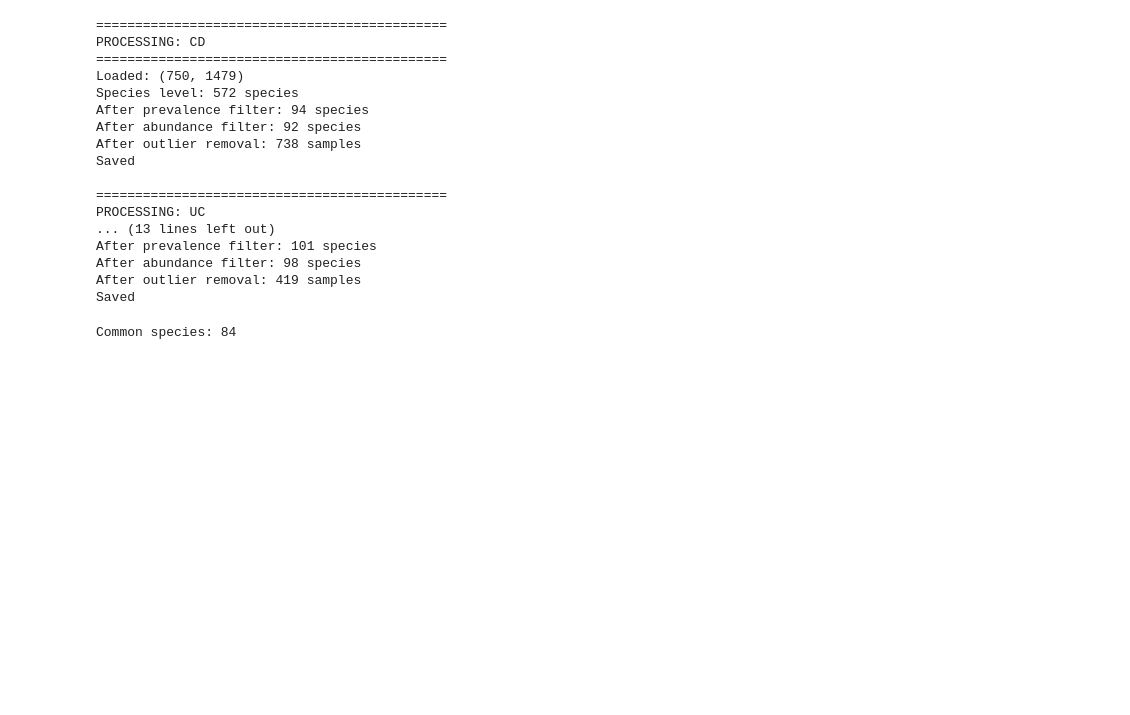
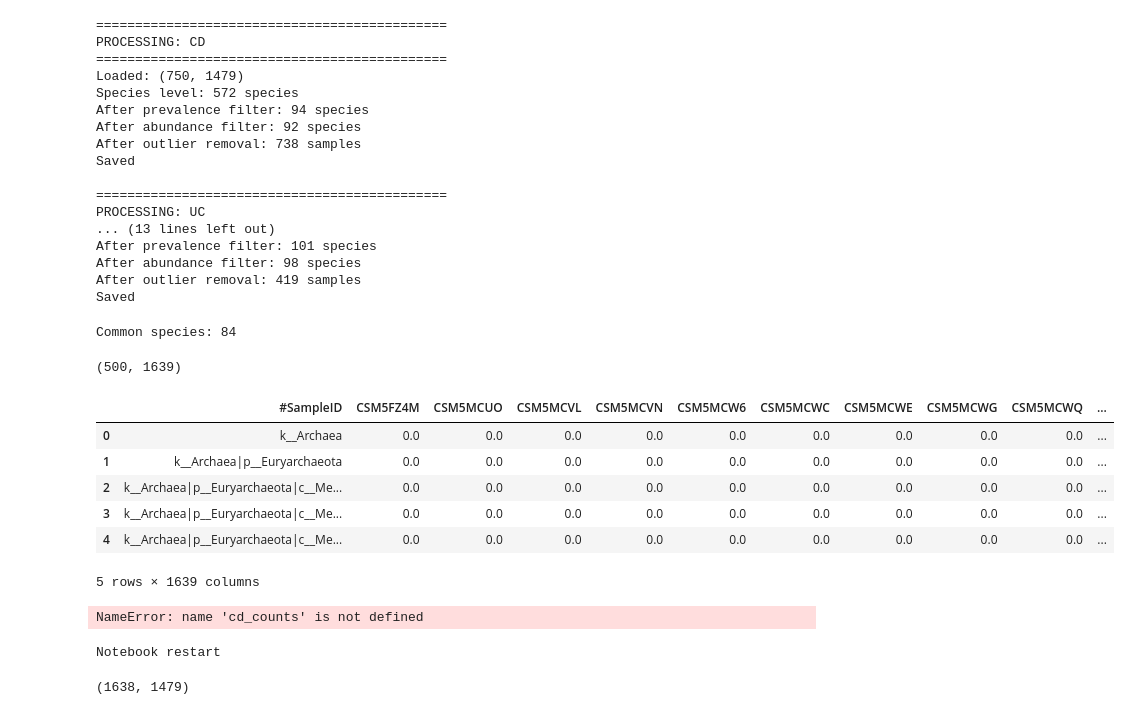
Before and after one commit to rachybio/cece-fmt, a Jupyter notebook: notebooks/02_load_HMP2.ipynb, the cells around one changed output. Saved outputs shown, nothing was run; the diff lists cells and outputs as text; code cells hidden in the pictures; blank space fills up the shorter version.

```diff
--- a/notebooks/02_load_HMP2.ipynb
+++ b/notebooks/02_load_HMP2.ipynb
@@ -335,0 +330,31 @@ Common species: 84
+# %%
+import pandas as pd
+
+df_test = pd.read_csv(
+    "../data/raw/HMP2_taxonomic_profiles.tsv.gz",
+    sep="\t",              # VERY IMPORTANT
+    compression="gzip",    # for .gz file
+    nrows=500
+)
+
+print(df_test.shape)
+df_test.head()
+# %% [output]
+(500, 1639)
+|  | #SampleID | CSM5FZ4M | CSM5MCUO | CSM5MCVL | CSM5MCVN | CSM5MCW6 | CSM5MCWC | CSM5MCWE | CSM5MCWG | CSM5MCWQ | ... |
+| 0 | k__Archaea | 0.0 | 0.0 | 0.0 | 0.0 | 0.0 | 0.0 | 0.0 | 0.0 | 0.0 | ... |
+| 1 | k__Archaea|p__Euryarchaeota | 0.0 | 0.0 | 0.0 | 0.0 | 0.0 | 0.0 | 0.0 | 0.0 | 0.0 | ... |
+| 2 | k__Archaea|p__Euryarchaeota|c__Me... | 0.0 | 0.0 | 0.0 | 0.0 | 0.0 | 0.0 | 0.0 | 0.0 | 0.0 | ... |
+| 3 | k__Archaea|p__Euryarchaeota|c__Me... | 0.0 | 0.0 | 0.0 | 0.0 | 0.0 | 0.0 | 0.0 | 0.0 | 0.0 | ... |
+| 4 | k__Archaea|p__Euryarchaeota|c__Me... | 0.0 | 0.0 | 0.0 | 0.0 | 0.0 | 0.0 | 0.0 | 0.0 | 0.0 | ... |
+5 rows × 1639 columns
+# %%
+cd_counts = (cd_counts * 1e6).astype(int)
+uc_counts = (uc_counts * 1e6).astype(int)
+healthy_counts = (healthy_counts * 1e6).astype(int)
+# %% [output]
+NameError: name 'cd_counts' is not defined
+# %%
+print("Notebook restart")
+# %% [output]
+Notebook restart
@@ -335,0 +369,5 @@ Common species: 84
+# %%
+df = df.set_index('#SampleID').T
+print(df.shape)
+# %% [output]
+(1638, 1479)
```
Also changed, not shown: parts of 17 cells of this notebook, 4 other files.
